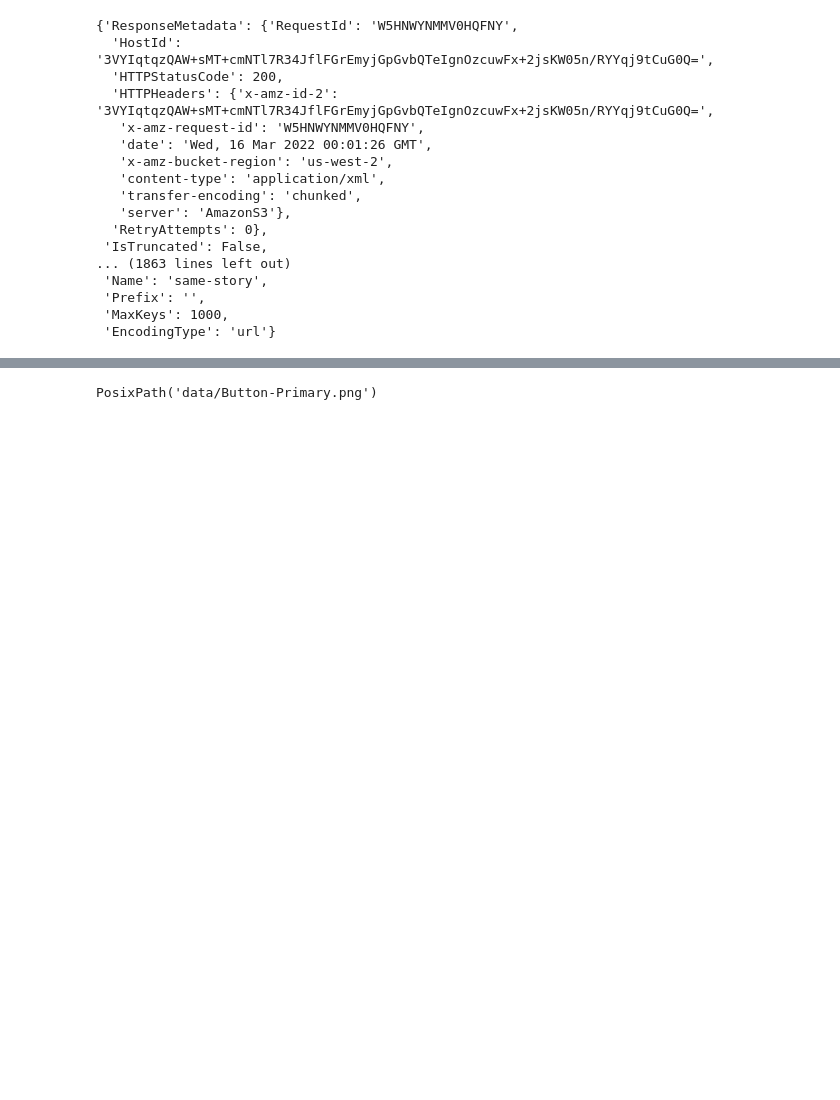
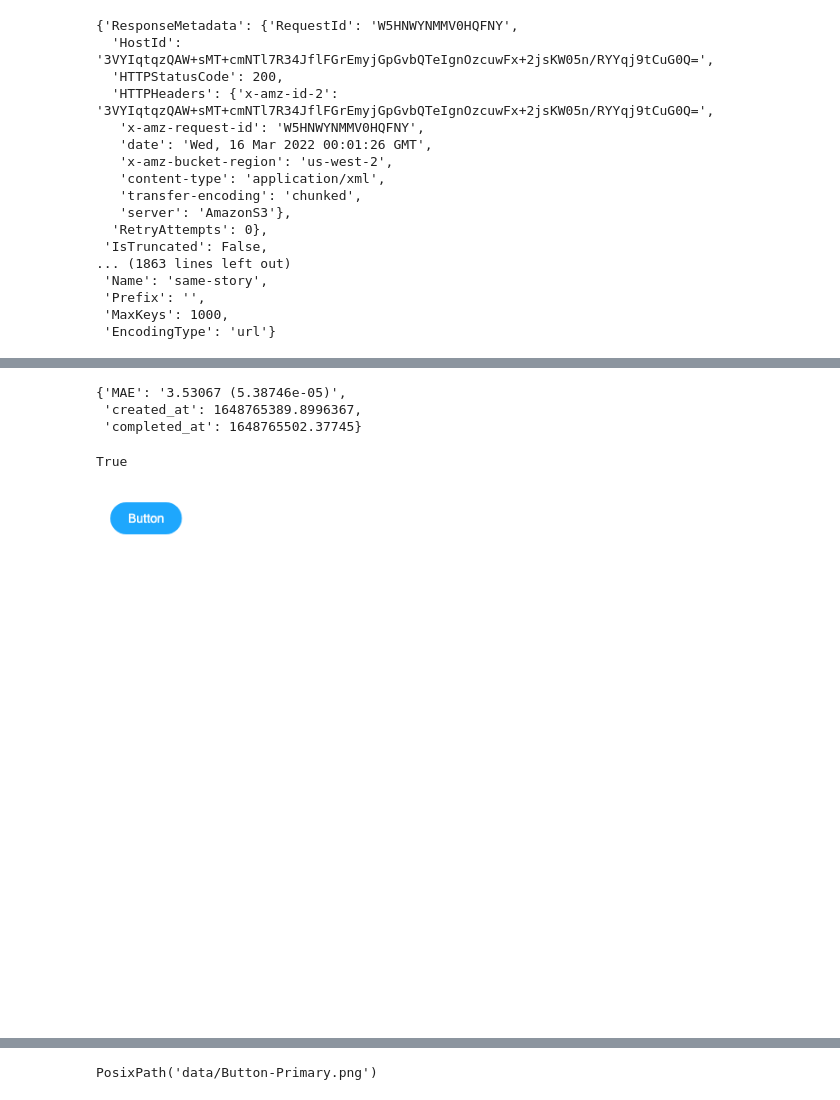
Before and after one commit to engi-network/same-story-api, a Jupyter notebook: nbs/SNS-SQS.ipynb, the cells around one changed output, grey strips where cells are left out. Drawn from its saved outputs; the diff is of its cells as text; code cells hidden in the pictures; blank space fills up the shorter version.

Commit message:
created_at and complete_at timestamps in results.json

```diff
--- a/nbs/SNS-SQS.ipynb
+++ b/nbs/SNS-SQS.ipynb
@@ -477,3 +477,17 @@ Total Objects: 7
+# %%
+results_d = json.loads(download(bucket_name, results)); results_d
+# %% [output]
+{'MAE': '3.53067 (5.38746e-05)',
+ 'created_at': 1648765389.8996367,
+ 'completed_at': 1648765502.37745}
+# %%
+results_d["completed_at"] > results_d["created_at"]
+# %% [output]
+True
+# %%
+Image(data=download(bucket_name, f"checks/{check_id}/report/__screenshots__/Example/Button/Primary.png"))
+# %% [output]
+[figure, added]
 # %%
 Image(data=download(bucket_name, f"checks/{check_id}/frames/Button-Primary.png"))
 # %% [output]
```
Also changed, not shown: parts of 8 cells of this notebook, 2 other files.
